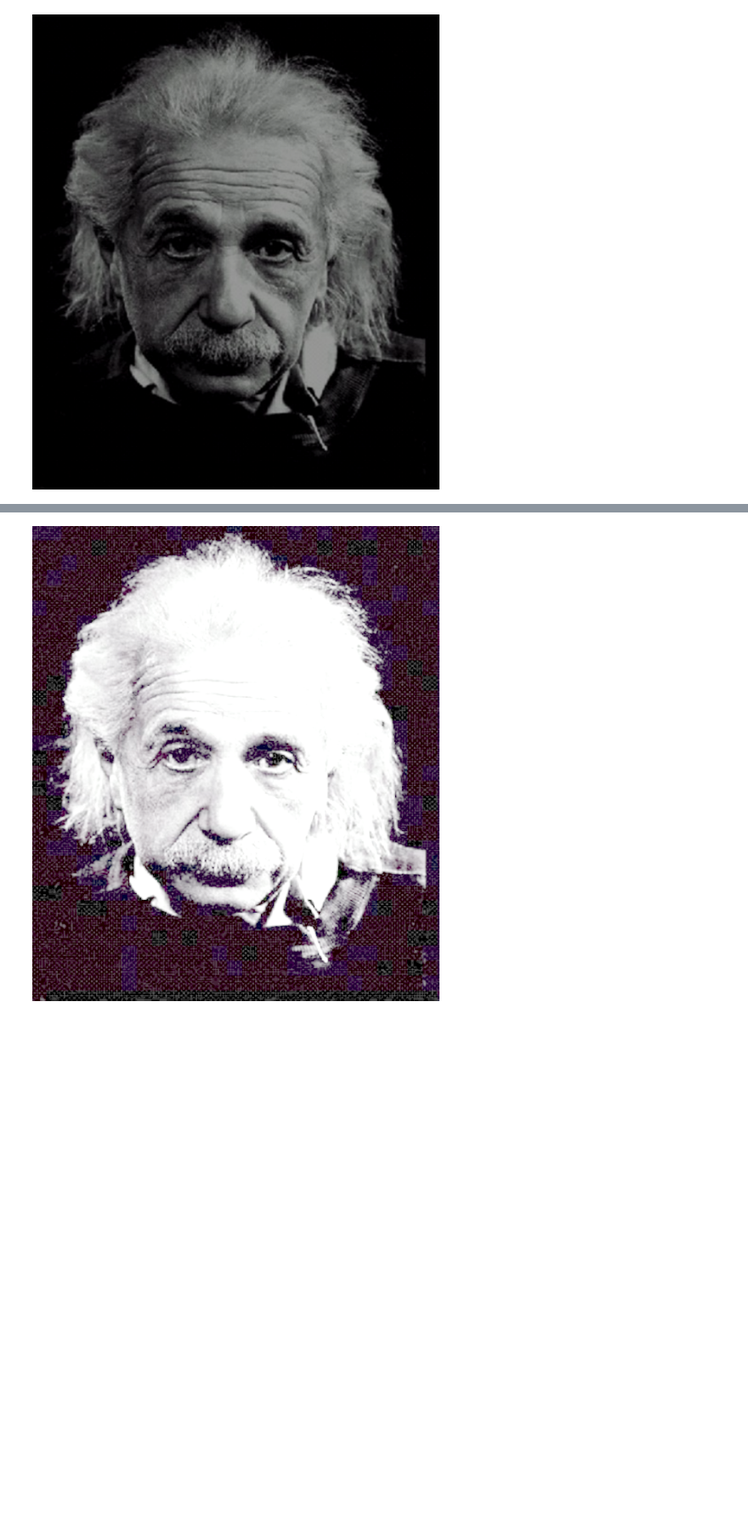
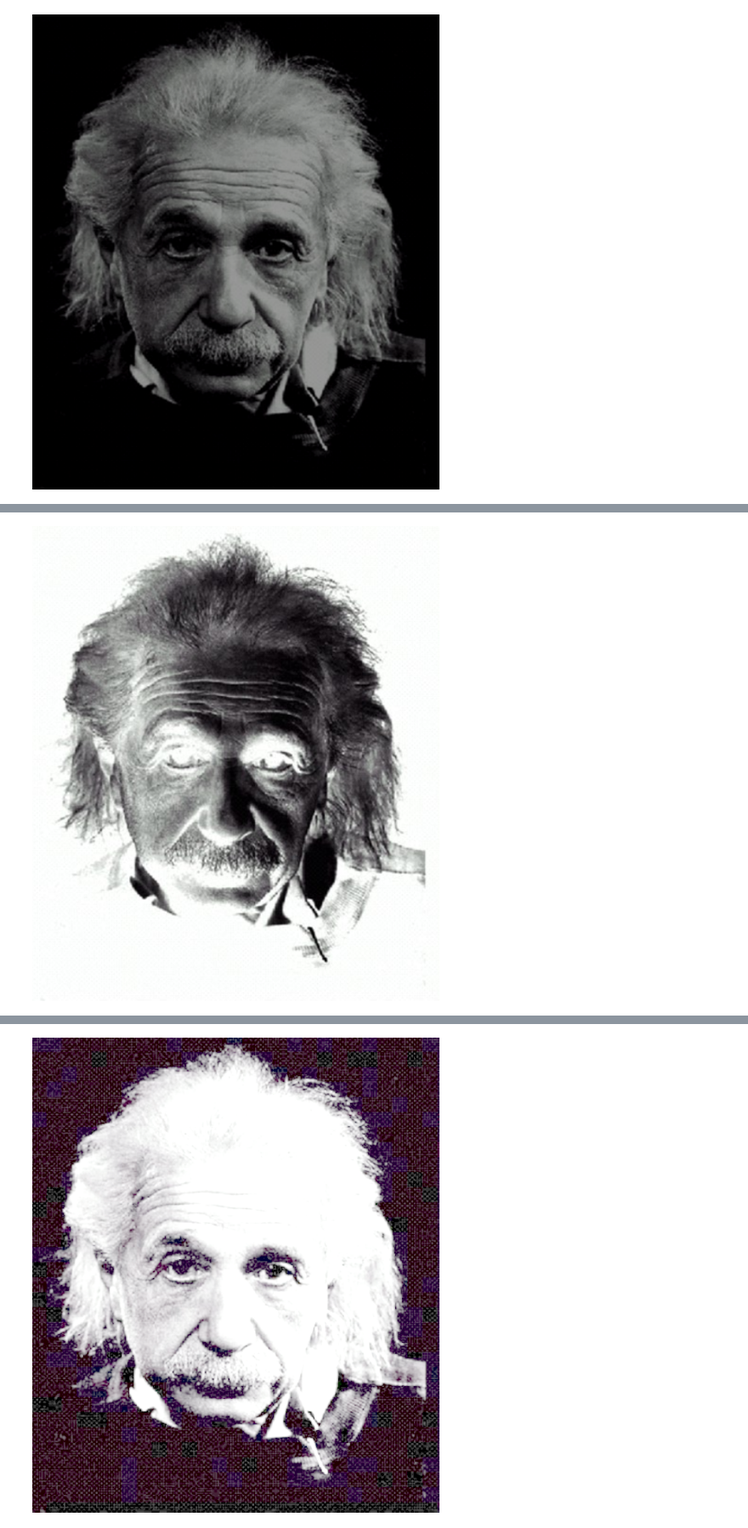
Before and after one commit to PanierPerce/Image, a Jupyter notebook: test1.ipynb, the cells around one changed output, grey strips where cells are left out. Shown at 85% size. Saved outputs shown, nothing was run; the diff lists cells and outputs as text; code cells hidden in the pictures; blank space fills up the shorter version.

```diff
--- a/test1.ipynb
+++ b/test1.ipynb
@@ -21,0 +27,5 @@ out2  # 整体变暗
+# %%
+out3 = img.point(lambda i: 255 - i)
+out3 # 亮区域变暗，暗区域变亮
+# %% [output]
+[figure, added]
```
Also changed, not shown: parts of 7 cells of this notebook.
